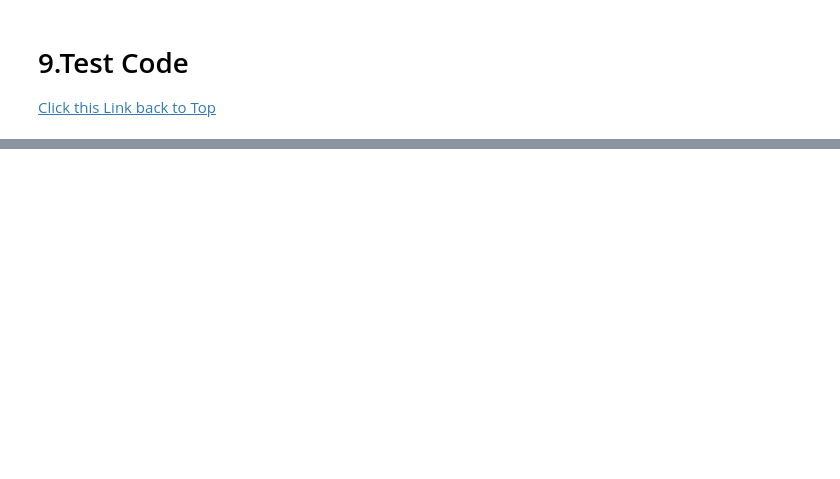
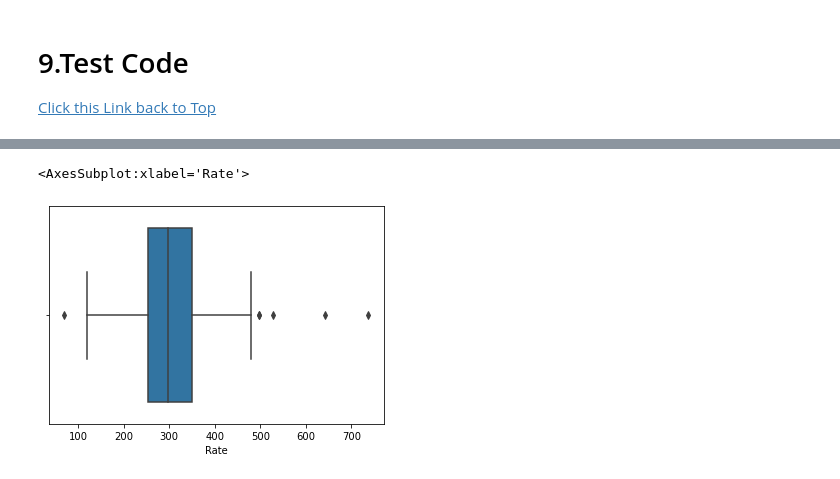
Before and after one commit to L3P3titPrince/Spray_Weather_Forecast, a Jupyter notebook: 21_Weather.ipynb, the cells around one changed output, grey strips where cells are left out. Saved outputs shown, nothing was run; the diff lists cells and outputs as text; code cells hidden in the pictures; blank space fills up the shorter version.

```diff
--- a/21_Weather.ipynb
+++ b/21_Weather.ipynb
@@ -1287,0 +1523,6 @@ df_product_6.shape
+# %%
+df_06_che = df_product_6.loc[(df_product_6['BatchNumber'].str.contains('PA', regex=False)) &
+                 (df_product_6['Dryer']=='Dryer 06') &
+                 (df_product_6['ProdLine']=='Chemical')
+#                 & (df_product_6['CustItem']=='10304-0000')
+                ]
@@ -1287,0 +1540,5 @@ df_product_6.shape
+# %%
+sns.boxplot(df_06_che['Rate'])
+# %% [output]
+<AxesSubplot:xlabel='Rate'>
+[figure, added]
```
Also changed, not shown: parts of 109 cells of this notebook.
